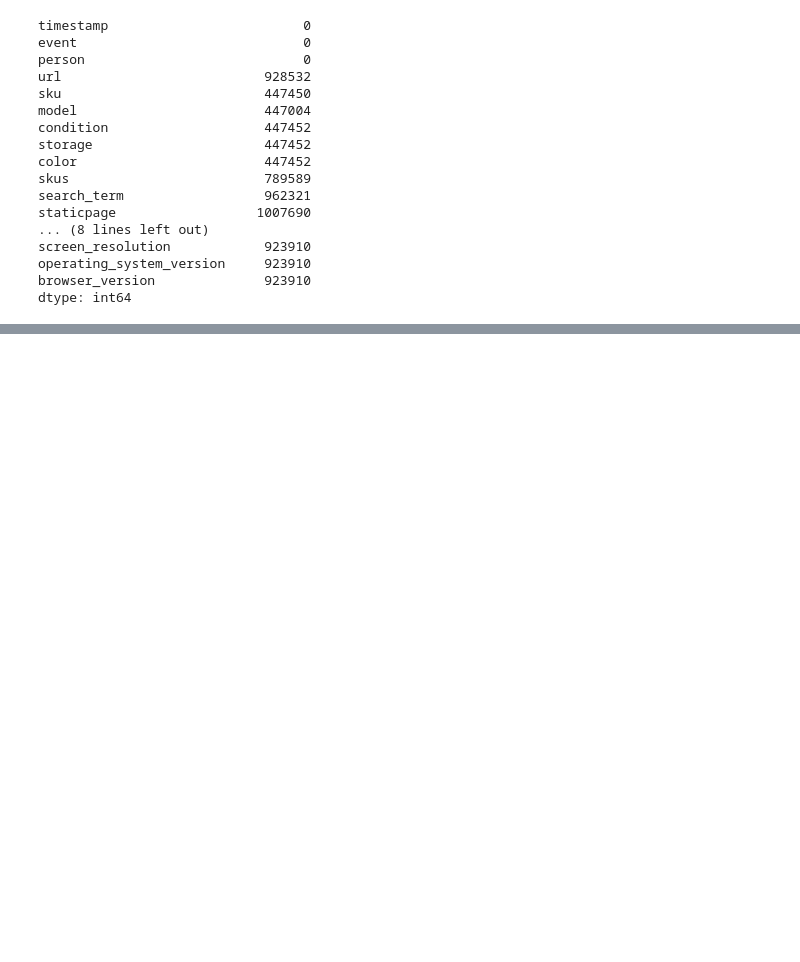
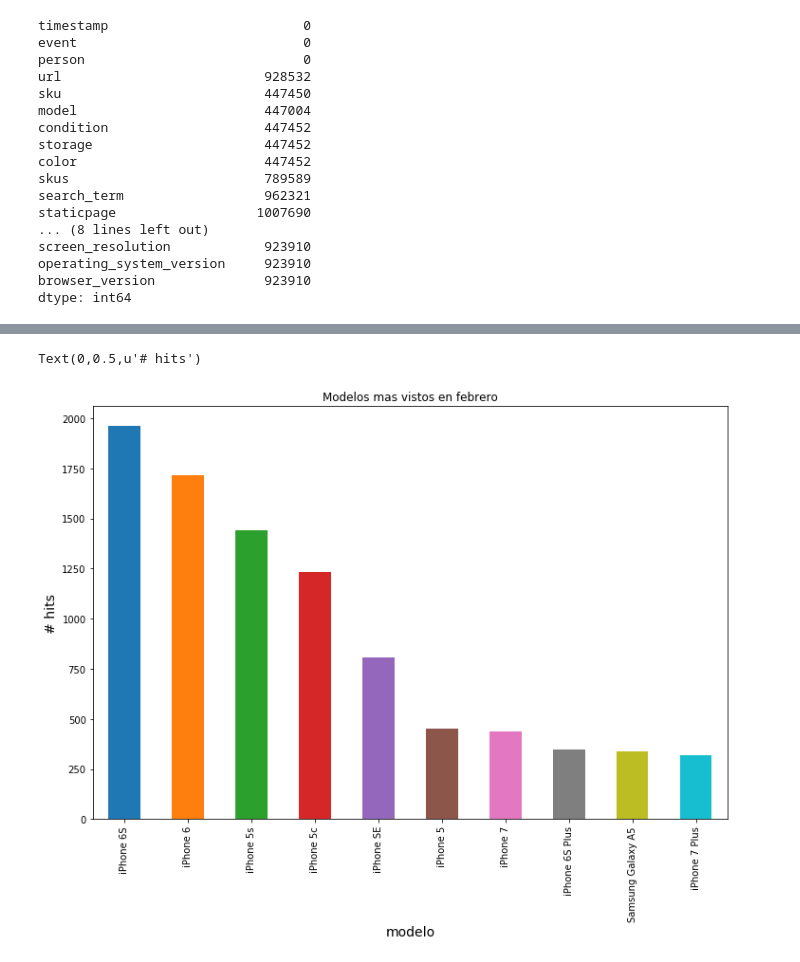
Before and after one commit to Titolasanta/bufanda, a Jupyter notebook: Analisis.ipynb, the cells around one changed output, grey strips where cells are left out. Saved outputs shown, nothing was run; the diff lists cells and outputs as text; code cells hidden in the pictures; blank space fills up the shorter version.

```diff
--- a/Analisis.ipynb
+++ b/Analisis.ipynb
@@ -84,0 +98,8 @@ df.loc[df['event']=='viewed product',['model', 'color']].groupby(['model','color
+# %%
+plot = df2.loc[df2['month']==2,:].groupby('model').size().sort_values(0,ascending=False).head(10).\
+    plot(kind='bar',title='Modelos mas vistos en febrero',rot=90,figsize=(12,8))
+plot.set_xlabel("modelo", fontsize=14)
+plot.set_ylabel("# hits", fontsize=14)
+# %% [output]
+Text(0,0.5,u'# hits')
+[figure, added]
```
Also changed, not shown: parts of 10 cells of this notebook.
